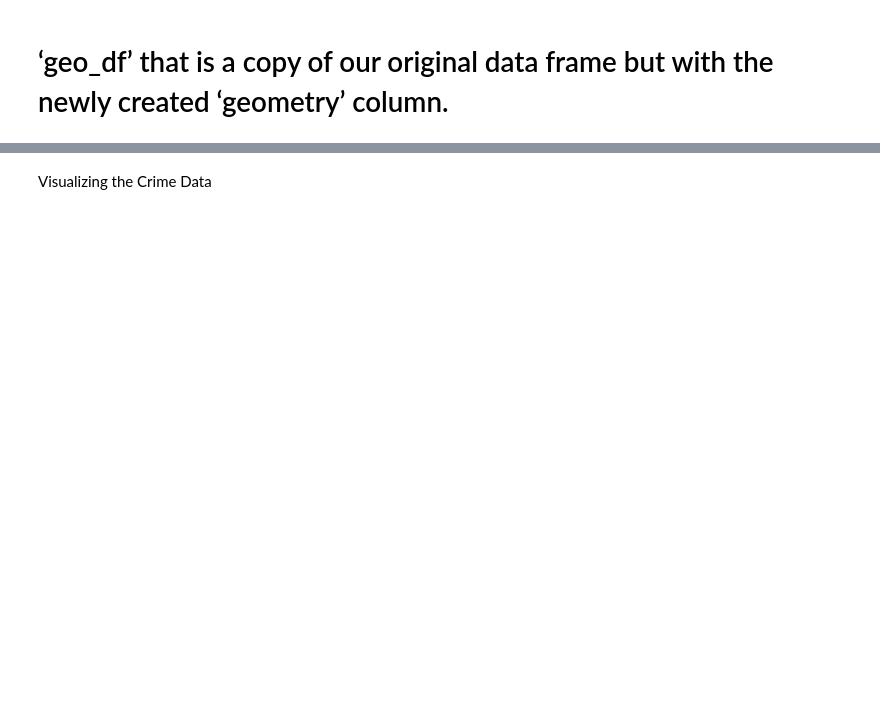
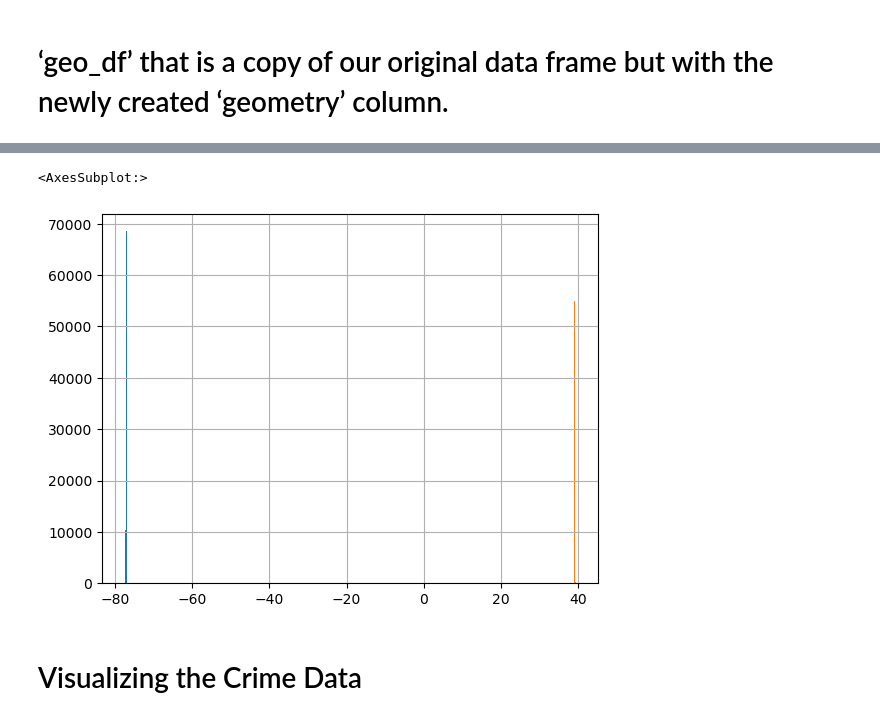
Before and after one commit to Shawon046/Crime-Prediction-for-Montgomery-County, a Jupyter notebook: crime predictor.ipynb, the cells around one changed output, grey strips where cells are left out. Drawn from its saved outputs; the diff is of its cells as text; code cells hidden in the pictures; blank space fills up the shorter version.

```diff
--- a/crime predictor.ipynb
+++ b/crime predictor.ipynb
@@ -146,6 +126,12 @@ geo_df.head()
 | 2 | 01/03/2019 02:48:47 AM | 1 | Crime Against Society | Driving Under the Influence | DRIVING UNDER THE INFLUENCE LIQUOR | ROCKVILLE | ... |
 | 3 | 01/03/2019 02:48:47 AM | 1 | Other | All Other Offenses | LITTERING/TRASH DUMPING | ROCKVILLE | ... |
 | 4 | 07/16/2020 05:29:50 PM | 1 | Crime Against Property | Shoplifting | LARCENY - SHOPLIFTING | GERMANTOWN | ... |
+# %%
+geo_df['Longitude'].hist()
+geo_df['Latitude'].hist()
+# %% [output]
+<AxesSubplot:>
+[figure, added]
 # %% [markdown]
-Visualizing the Crime Data
+# Visualizing the Crime Data
 # %%
```
Also changed, not shown: parts of 8 cells of this notebook, 1 other file.
